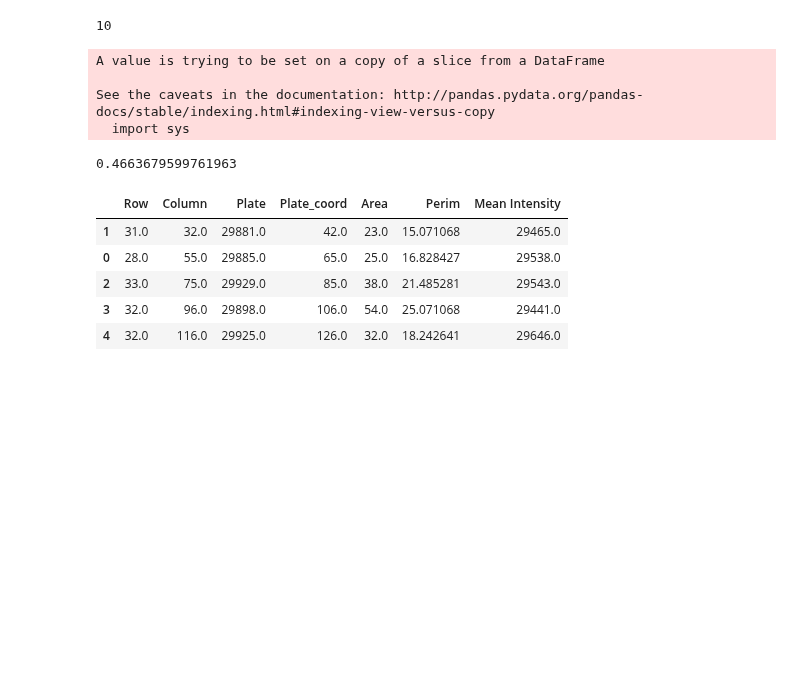
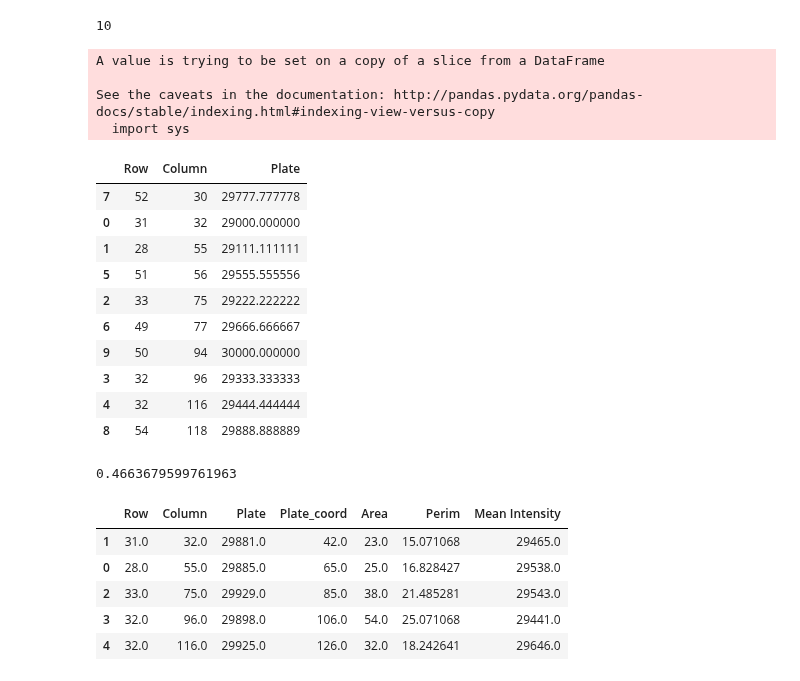
Before and after one commit to jrodguez/musical-robot, a Jupyter notebook: scripts/verify_order.ipynb, the cells around one changed output. Saved outputs shown, nothing was run; the diff lists cells and outputs as text; code cells hidden in the pictures; blank space fills up the shorter version.

Commit message:
Sample order code correction

```diff
--- a/scripts/verify_order.ipynb
+++ b/scripts/verify_order.ipynb
@@ -96,10 +96,10 @@ order_rows = []
 dfs = {}
 # for j in range(len(regprops)):
 for i in range(0,n_columns):
-    regprops[0].iloc[i*n_rows:(i+1)*n_rows].sort_values(['Row'],inplace=True)
-reorder_index = regprops[0].index
-for i in range(1,len(regprops)):
-    regprops[i].reindex(reorder_index)
+    order.iloc[i*n_rows:(i+1)*n_rows].sort_values(['Row'],inplace=True)
+# reorder_index = regprops[0].index
+# for i in range(1,len(regprops)):
+#     regprops[i].reindex(reorder_index)
 end = time.time()
 #     order_rows.extend(sort_rows[::-1])
 #     sort_values(['Row'],inplace=True)
@@ -109,6 +109,20 @@ A value is trying to be set on a copy of a slice from a DataFrame
 
 See the caveats in the documentation: http://pandas.pydata.org/pandas-docs/stable/indexing.html#indexing-view-versus-copy
   import sys
+# %%
+order
+# %% [output]
+|  | Row | Column | Plate |
+| 7 | 52 | 30 | 29777.777778 |
+| 0 | 31 | 32 | 29000.000000 |
+| 1 | 28 | 55 | 29111.111111 |
+| 5 | 51 | 56 | 29555.555556 |
+| 2 | 33 | 75 | 29222.222222 |
+| 6 | 49 | 77 | 29666.666667 |
+| 9 | 50 | 94 | 30000.000000 |
+| 3 | 32 | 96 | 29333.333333 |
+| 4 | 32 | 116 | 29444.444444 |
+| 8 | 54 | 118 | 29888.888889 |
 # %%
 # The duration to sort all the dataframes in the regprops dictionary.
 duration = end-start
```
Also changed, not shown: 4 other files.
